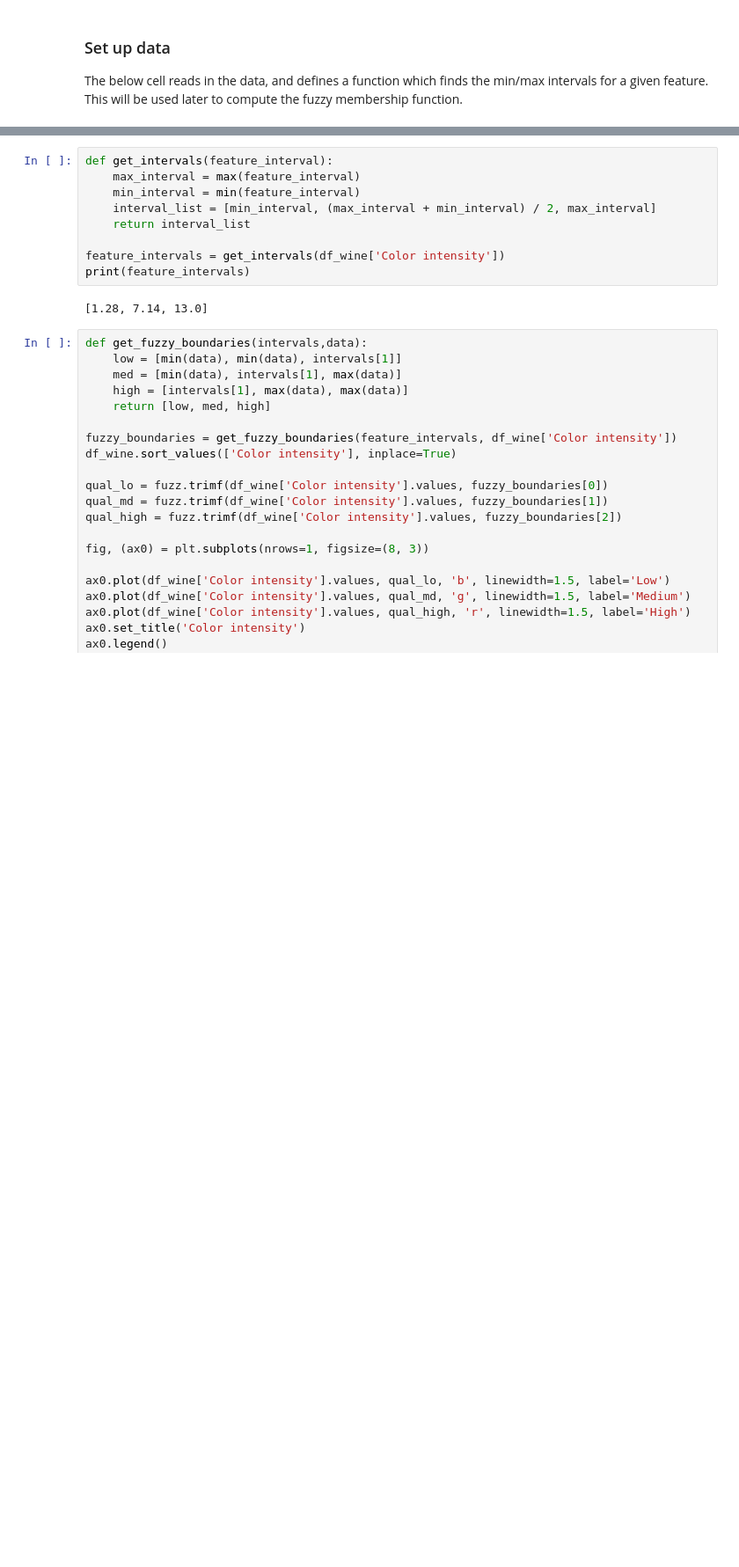
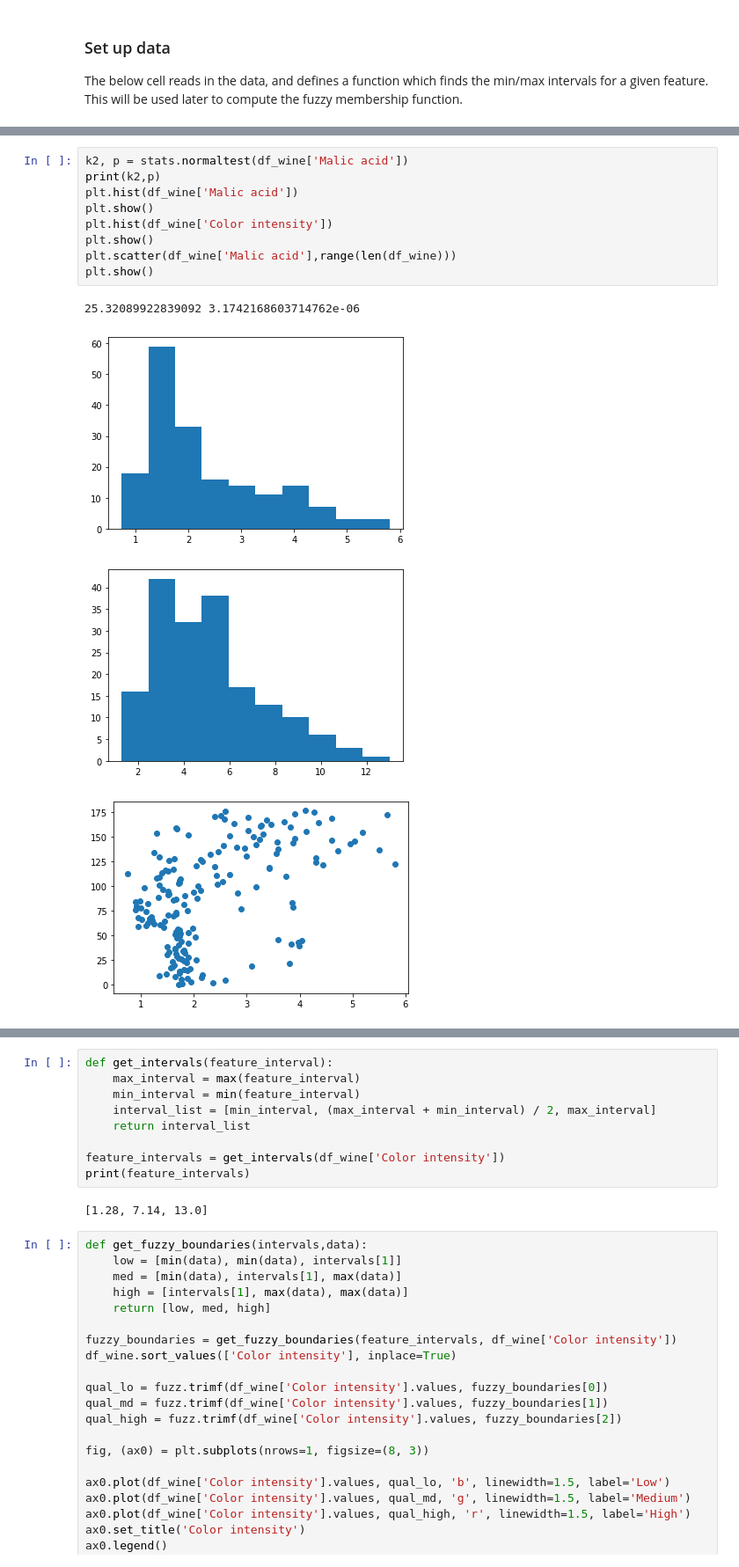
Before and after one commit to foreverloop/fuzz, a Jupyter notebook: fuzzy_notes.ipynb, the cells around one changed output, grey strips where cells are left out. Shown at 88% size. Saved outputs shown, nothing was run; the diff lists cells and outputs as text; blank space fills up the shorter version.

```diff
--- a/fuzzy_notes.ipynb
+++ b/fuzzy_notes.ipynb
@@ -13,0 +39,14 @@ df_wine = pd.read_csv('wine_clean.csv')
+# %%
+k2, p = stats.normaltest(df_wine['Malic acid'])
+print(k2,p)
+plt.hist(df_wine['Malic acid'])
+plt.show()
+plt.hist(df_wine['Color intensity'])
+plt.show()
+plt.scatter(df_wine['Malic acid'],range(len(df_wine)))
+plt.show()
+# %% [output]
+25.32089922839092 3.1742168603714762e-06
+[figure, added]
+[figure, added]
+[figure, added]
```
Also changed, not shown: parts of 7 cells of this notebook.
